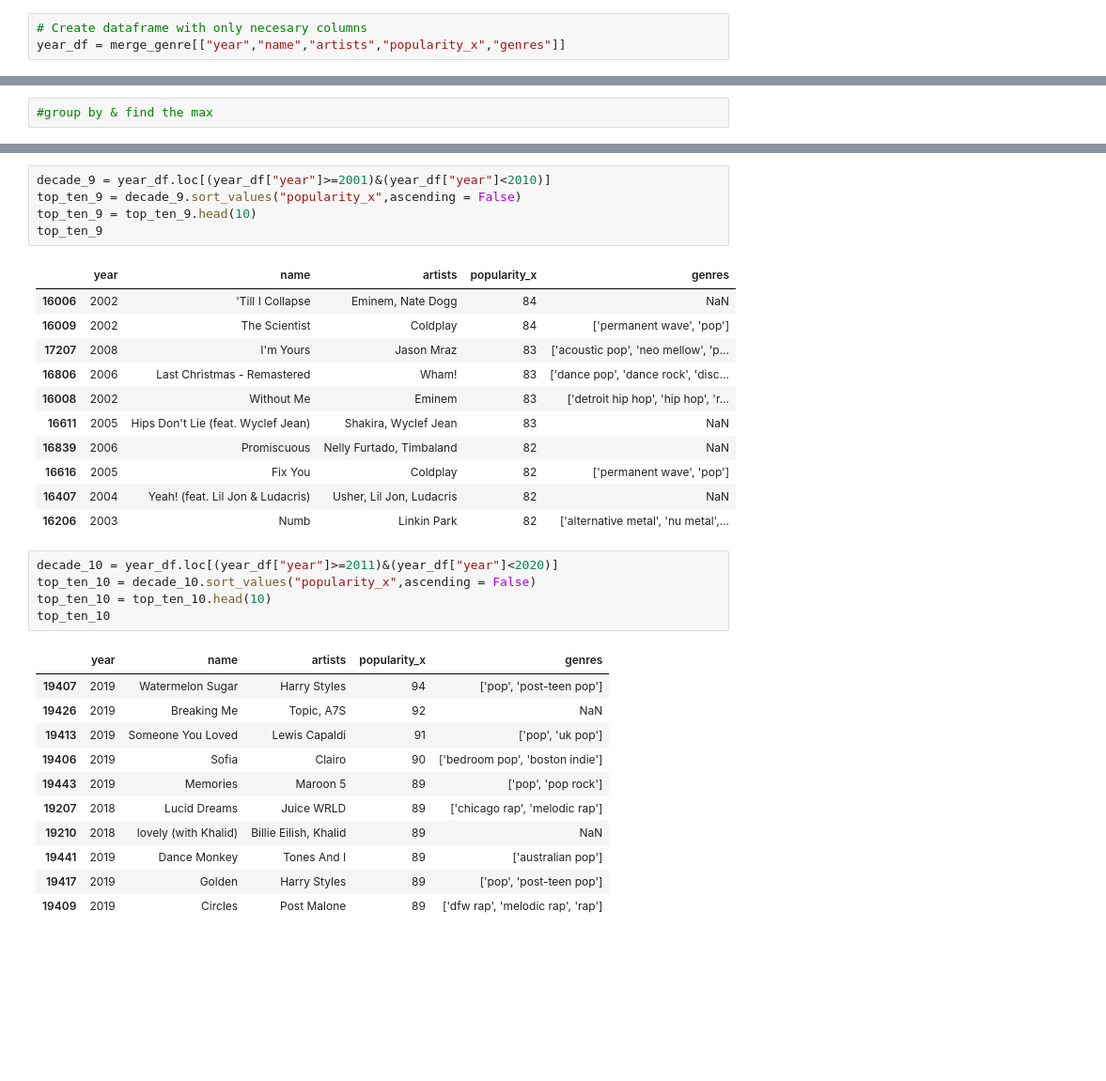
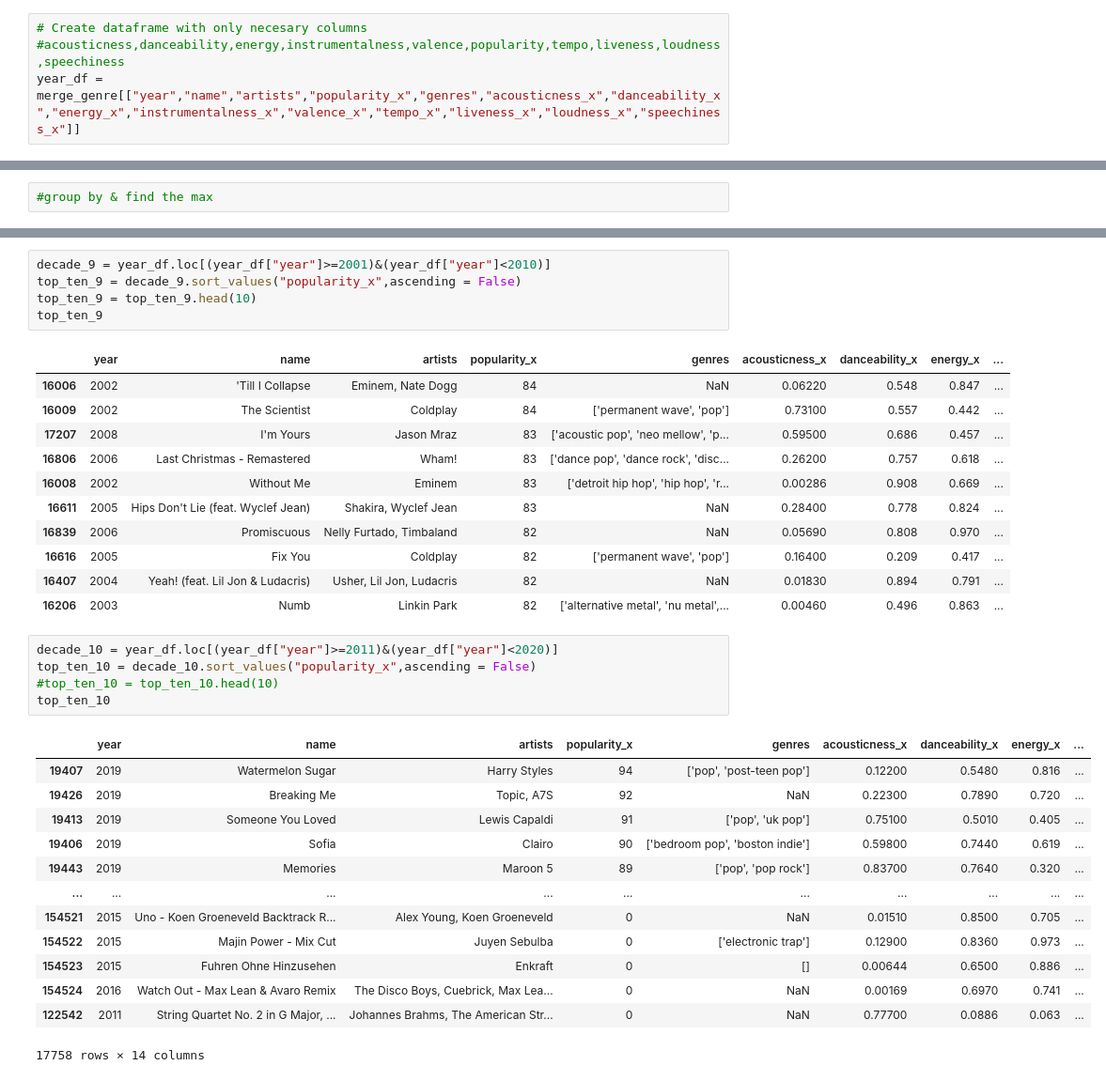
Before and after one commit to GND95/Project_1, a Jupyter notebook: popularity.ipynb, the cells around one changed output, grey strips where cells are left out. Shown at 94% size. Cells and saved outputs as stored; diff of their text form; blank space fills up the shorter version.

Commit message:
attempts to find the correlation between popularity and ohther parameter

```diff
--- a/popularity.ipynb
+++ b/popularity.ipynb
@@ -30,6 +45,7 @@ merge_genre = music_df.merge(genre_df,on=["artists"],how = "left")
 # %%
 # Create dataframe with only necesary columns
-year_df = merge_genre[["year","name","artists","popularity_x","genres"]]
+#acousticness,danceability,energy,instrumentalness,valence,popularity,tempo,liveness,loudness,speechiness
+year_df = merge_genre[["year","name","artists","popularity_x","genres","acousticness_x","danceability_x","energy_x","instrumentalness_x","valence_x","tempo_x","liveness_x","loudness_x","speechiness_x"]]
 # %%
 year_df.head(20)
 # %% [output]
@@ -216,31 +278,33 @@ top_ten_9 = decade_9.sort_values("popularity_x",ascending = False)
 top_ten_9 = top_ten_9.head(10)
 top_ten_9
 # %% [output]
-|  | year | name | artists | popularity_x | genres |
-| 16006 | 2002 | 'Till I Collapse | Eminem, Nate Dogg | 84 | NaN |
-| 16009 | 2002 | The Scientist | Coldplay | 84 | ['permanent wave', 'pop'] |
-| 17207 | 2008 | I'm Yours | Jason Mraz | 83 | ['acoustic pop', 'neo mellow', 'p... |
-| 16806 | 2006 | Last Christmas - Remastered | Wham! | 83 | ['dance pop', 'dance rock', 'disc... |
-| 16008 | 2002 | Without Me | Eminem | 83 | ['detroit hip hop', 'hip hop', 'r... |
-| 16611 | 2005 | Hips Don't Lie (feat. Wyclef Jean) | Shakira, Wyclef Jean | 83 | NaN |
-| 16839 | 2006 | Promiscuous | Nelly Furtado, Timbaland | 82 | NaN |
-| 16616 | 2005 | Fix You | Coldplay | 82 | ['permanent wave', 'pop'] |
-| 16407 | 2004 | Yeah! (feat. Lil Jon & Ludacris) | Usher, Lil Jon, Ludacris | 82 | NaN |
-| 16206 | 2003 | Numb | Linkin Park | 82 | ['alternative metal', 'nu metal',... |
+|  | year | name | artists | popularity_x | genres | acousticness_x | danceability_x | energy_x | ... |
+| 16006 | 2002 | 'Till I Collapse | Eminem, Nate Dogg | 84 | NaN | 0.06220 | 0.548 | 0.847 | ... |
+| 16009 | 2002 | The Scientist | Coldplay | 84 | ['permanent wave', 'pop'] | 0.73100 | 0.557 | 0.442 | ... |
+| 17207 | 2008 | I'm Yours | Jason Mraz | 83 | ['acoustic pop', 'neo mellow', 'p... | 0.59500 | 0.686 | 0.457 | ... |
+| 16806 | 2006 | Last Christmas - Remastered | Wham! | 83 | ['dance pop', 'dance rock', 'disc... | 0.26200 | 0.757 | 0.618 | ... |
+| 16008 | 2002 | Without Me | Eminem | 83 | ['detroit hip hop', 'hip hop', 'r... | 0.00286 | 0.908 | 0.669 | ... |
+| 16611 | 2005 | Hips Don't Lie (feat. Wyclef Jean) | Shakira, Wyclef Jean | 83 | NaN | 0.28400 | 0.778 | 0.824 | ... |
+| 16839 | 2006 | Promiscuous | Nelly Furtado, Timbaland | 82 | NaN | 0.05690 | 0.808 | 0.970 | ... |
+| 16616 | 2005 | Fix You | Coldplay | 82 | ['permanent wave', 'pop'] | 0.16400 | 0.209 | 0.417 | ... |
+| 16407 | 2004 | Yeah! (feat. Lil Jon & Ludacris) | Usher, Lil Jon, Ludacris | 82 | NaN | 0.01830 | 0.894 | 0.791 | ... |
+| 16206 | 2003 | Numb | Linkin Park | 82 | ['alternative metal', 'nu metal',... | 0.00460 | 0.496 | 0.863 | ... |
 # %%
 decade_10 = year_df.loc[(year_df["year"]>=2011)&(year_df["year"]<2020)]
 top_ten_10 = decade_10.sort_values("popularity_x",ascending = False)
-top_ten_10 = top_ten_10.head(10)
+#top_ten_10 = top_ten_10.head(10)
 top_ten_10
 # %% [output]
-|  | year | name | artists | popularity_x | genres |
-| 19407 | 2019 | Watermelon Sugar | Harry Styles | 94 | ['pop', 'post-teen pop'] |
-| 19426 | 2019 | Breaking Me | Topic, A7S | 92 | NaN |
-| 19413 | 2019 | Someone You Loved | Lewis Capaldi | 91 | ['pop', 'uk pop'] |
-| 19406 | 2019 | Sofia | Clairo | 90 | ['bedroom pop', 'boston indie'] |
-| 19443 | 2019 | Memories | Maroon 5 | 89 | ['pop', 'pop rock'] |
-| 19207 | 2018 | Lucid Dreams | Juice WRLD | 89 | ['chicago rap', 'melodic rap'] |
-| 19210 | 2018 | lovely (with Khalid) | Billie Eilish, Khalid | 89 | NaN |
-| 19441 | 2019 | Dance Monkey | Tones And I | 89 | ['australian pop'] |
-| 19417 | 2019 | Golden | Harry Styles | 89 | ['pop', 'post-teen pop'] |
-| 19409 | 2019 | Circles | Post Malone | 89 | ['dfw rap', 'melodic rap', 'rap'] |
+|  | year | name | artists | popularity_x | genres | acousticness_x | danceability_x | energy_x | ... |
+| 19407 | 2019 | Watermelon Sugar | Harry Styles | 94 | ['pop', 'post-teen pop'] | 0.12200 | 0.5480 | 0.816 | ... |
+| 19426 | 2019 | Breaking Me | Topic, A7S | 92 | NaN | 0.22300 | 0.7890 | 0.720 | ... |
+| 19413 | 2019 | Someone You Loved | Lewis Capaldi | 91 | ['pop', 'uk pop'] | 0.75100 | 0.5010 | 0.405 | ... |
+| 19406 | 2019 | Sofia | Clairo | 90 | ['bedroom pop', 'boston indie'] | 0.59800 | 0.7440 | 0.619 | ... |
+| 19443 | 2019 | Memories | Maroon 5 | 89 | ['pop', 'pop rock'] | 0.83700 | 0.7640 | 0.320 | ... |
+| ... | ... | ... | ... | ... | ... | ... | ... | ... | ... |
+| 154521 | 2015 | Uno - Koen Groeneveld Backtrack R... | Alex Young, Koen Groeneveld | 0 | NaN | 0.01510 | 0.8500 | 0.705 | ... |
+| 154522 | 2015 | Majin Power - Mix Cut | Juyen Sebulba | 0 | ['electronic trap'] | 0.12900 | 0.8360 | 0.973 | ... |
+| 154523 | 2015 | Fuhren Ohne Hinzusehen | Enkraft | 0 | [] | 0.00644 | 0.6500 | 0.886 | ... |
+| 154524 | 2016 | Watch Out - Max Lean & Avaro Remix | The Disco Boys, Cuebrick, Max Lea... | 0 | NaN | 0.00169 | 0.6970 | 0.741 | ... |
+| 122542 | 2011 | String Quartet No. 2 in G Major, ... | Johannes Brahms, The American Str... | 0 | NaN | 0.77700 | 0.0886 | 0.063 | ... |
+17758 rows × 14 columns
```
Also changed, not shown: parts of 34 cells of this notebook, 1 other file.
